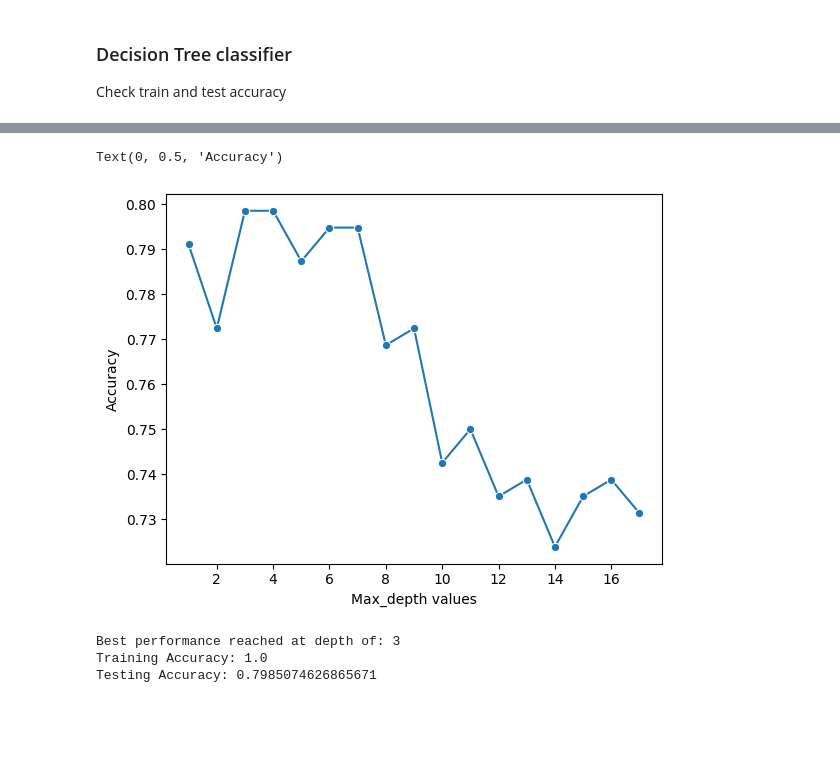
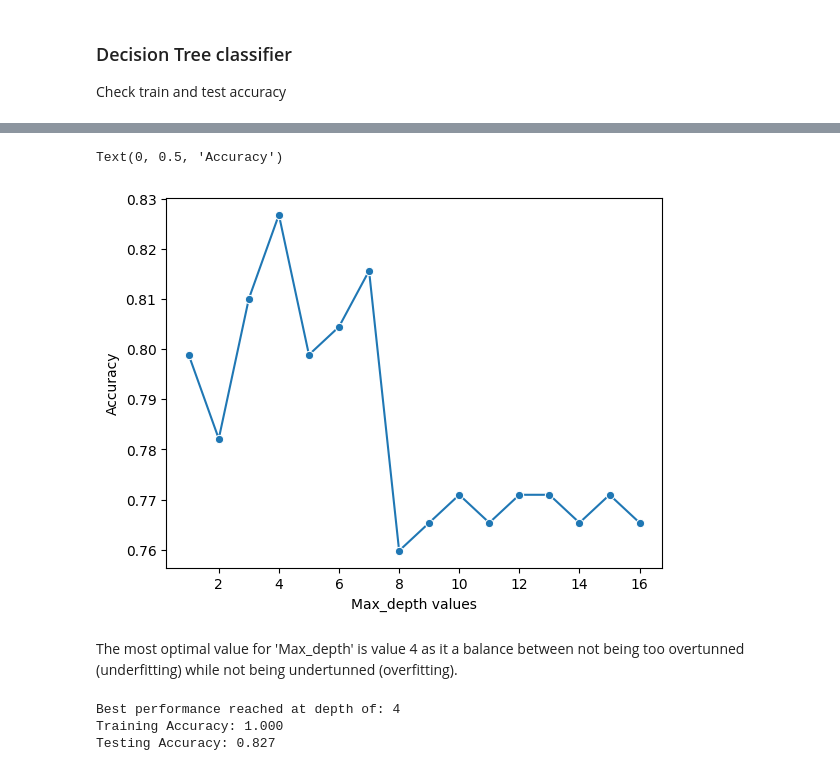
Before and after one commit to SalAbdiaziz01/T20---Supervised-learning---Decision-Trees, a Jupyter notebook: decision_tree_titanic.ipynb, the cells around one changed output, grey strips where cells are left out. Cells and saved outputs as stored; diff of their text form; code cells hidden in the pictures; blank space fills up the shorter version.

Commit message:
Added the 'max_depth' tunning section to for the notebook

```diff
--- a/decision_tree_titanic.ipynb
+++ b/decision_tree_titanic.ipynb
@@ -156,0 +158,24 @@ X_train, X_test, y_train, y_test = train_test_split(X, y, test_size=0.3, random_
+# %%
+# Spliting the data into 'Training' (60%), and the remaining will be used for 'Development' (20%) and 'Test' (20%)
+# For now its split 'Training' (60%) and remaining (40%)
+rseed = 42
+X_train, X_remaining, y_train, y_remaining = train_test_split(
+    X,
+    y,
+    test_size=0.4,
+    random_state=rseed
+)
+
+# Using remaining (40%) and split it in half for 'Development' (20%) and 'Test' (20%)
+X_dev, X_test, y_dev, y_test = train_test_split(
+    X_remaining,
+    y_remaining,
+    test_size=0.5,
+    random_state=rseed
+)
+
+
+# Checking the 'Training', 'Development' and 'Test' set are expected
+print(f"Training set size: {X_train.shape[0]}")
+print(f"Development set size: {X_dev.shape[0]}")
+print(f"Test set size: {X_test.shape[0]}")
@@ -221,27 +273,39 @@ plt.show()
 # %%
 # looking at effect of max_depth pruning
 pruned_depths = range(1,unpruned.tree_.max_depth+1)
 
 pruned_scores = []
 for d in pruned_depths:
   clf = DecisionTreeClassifier(max_depth=d, random_state=1)
   clf.fit(X_train, y_train)
   score = clf.score(X_test, y_test)
   pruned_scores.append(score)
 
-sns.lineplot(x=pruned_depths,y=pruned_scores, marker="o")
+# Usining lineplot to show the effect of 'max_depth'
+sns.lineplot(
+  x=pruned_depths,
+  y=pruned_scores,
+  marker="o"
+)
 plt.xlabel("Max_depth values")
 plt.ylabel("Accuracy")
 # %% [output]
 Text(0, 0.5, 'Accuracy')
-[figure, old version]
+[figure, new version]
+# %% [markdown]
+The most optimal value for 'Max_depth' is value 4 as it a balance between not being too overtunned (underfitting) while not being undertunned (overfitting).
 # %%
 # fitting the chosen tree
 best_depth = pruned_depths[np.argmax(pruned_scores)]
 print('Best performance reached at depth of:', best_depth)
 
 #pruned = DecisionTreeClassifier(max_depth=best_depth,random_state=r)
-pruned = DecisionTreeClassifier(criterion="entropy", max_depth=best_depth,random_state=rseed,min_samples_leaf=2)
+pruned = DecisionTreeClassifier(
+    criterion="entropy",
+    max_depth=best_depth,
+    random_state=rseed,
+    min_samples_leaf=2
+)
 
 # Train Decision Tree Classifer
 pruned.fit(X_train,y_train)
@@ -251,12 +315,12 @@ pruned.fit(X_train,y_train)
 y_test_pred = pruned.predict(X_test)
 
 # Model Accuracy, how often is the classifier correct
-print("Training Accuracy:",accuracy_score(y_train, y_train_pred))
-print("Testing Accuracy:",accuracy_score(y_test, y_test_pred))
+print(f"Training Accuracy: {accuracy_score(y_train,y_train_pred):.3f}")
+print(f"Testing Accuracy: {accuracy_score(y_test, y_test_pred):.3f}")
 # %% [output]
-Best performance reached at depth of: 3
-Training Accuracy: 1.0
-Testing Accuracy: 0.7985074626865671
+Best performance reached at depth of: 4
+Training Accuracy: 1.000
+Testing Accuracy: 0.827
 # %%
 #Model Accuracy and Confusion Matrix, how often is the classifier correct
 print(f'Training Accuracy: {accuracy_score(y_train, y_train_pred)}')
```
Also changed, not shown: parts of 11 cells of this notebook.
